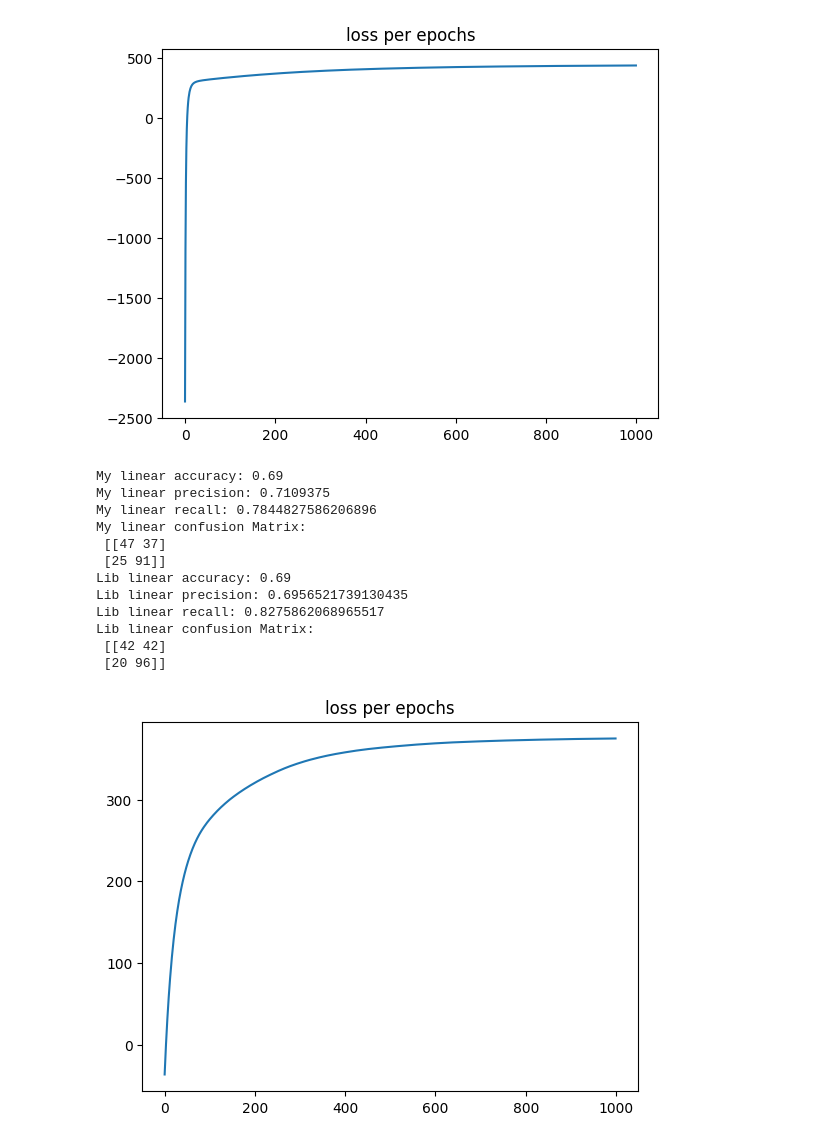
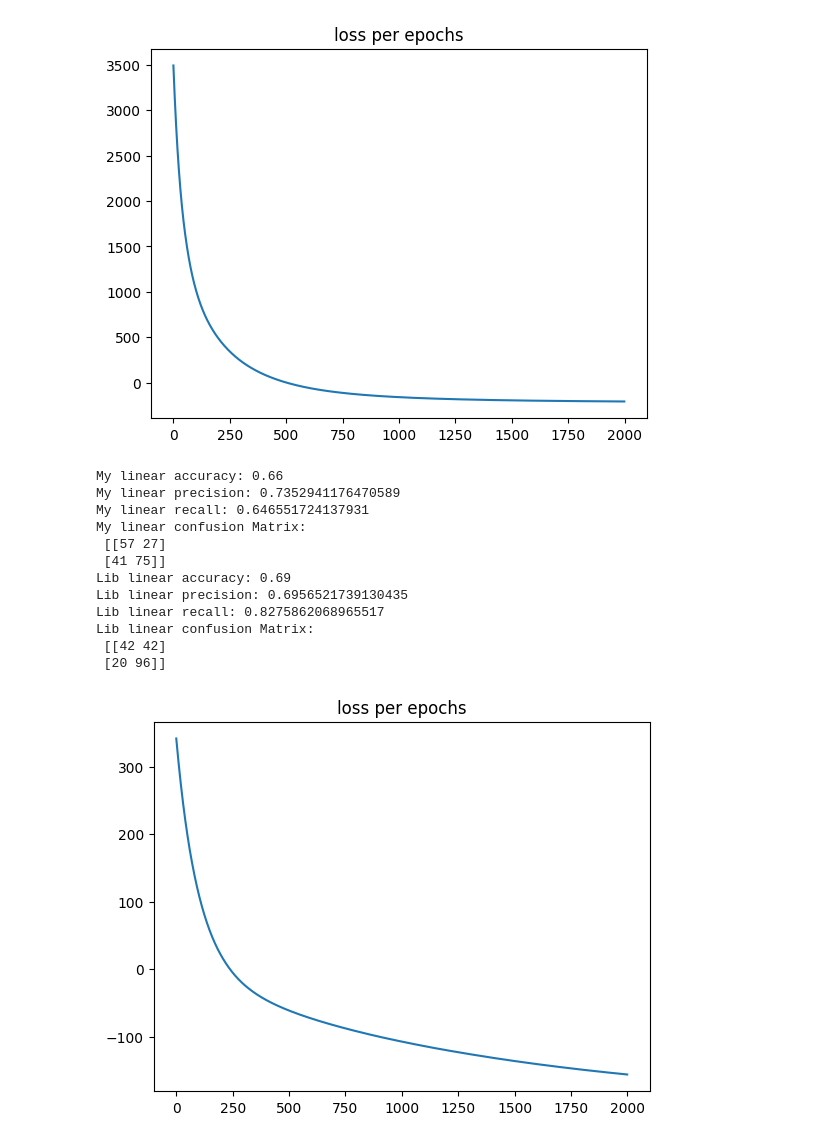
Before and after one commit to oszypczy/Support-Vector-Machines, a Jupyter notebook: Dual_SVM.ipynb, the cells around one changed output. Cells and saved outputs as stored; diff of their text form; code cells hidden in the pictures.

Commit message:
I have to only analize the remaining graphs

```diff
--- a/Dual_SVM.ipynb
+++ b/Dual_SVM.ipynb
@@ -112,53 +184,53 @@ class MySVM:
 # %%
 x_train, y_train, x_test, y_test = initialize_dataset("dataset.csv")
 
-svm = MySVM(C=0.8, kernel='linear')
-svm.fit(x_train, y_train, lr=1e-3, epochs=1000, draw=True)
+svm = MySVM(C=0.5, kernel='linear')
+svm.fit(x_train, y_train, lr=1e-5, epochs=2000, draw=True)
 prediction = svm.predict(x_test)
 
 print("My linear accuracy:", accuracy_score(prediction, y_test))
 print("My linear precision:", precision_score(y_test, prediction))
 print("My linear recall:", recall_score(y_test, prediction))
 print("My linear confusion Matrix:\n", confusion_matrix(y_test, prediction))
 
-lib_svm = SVC(C=0.8, kernel='linear', max_iter=1000)
+lib_svm = SVC(C=0.5, kernel='linear', max_iter=2000)
 lib_svm.fit(x_train, y_train)
 prediction = lib_svm.predict(x_test)
 
 print("Lib linear accuracy:", accuracy_score(prediction, y_test))
 print("Lib linear precision:", precision_score(y_test, prediction))
 print("Lib linear recall:", recall_score(y_test, prediction))
 print("Lib linear confusion Matrix:\n", confusion_matrix(y_test, prediction))
 
-svm = MySVM(C=0.8, kernel='rbf', gamma=0.7)
-svm.fit(x_train, y_train, lr=1e-3, epochs=1000, draw=True)
+svm = MySVM(C=0.5, kernel='rbf', gamma=0.1)
+svm.fit(x_train, y_train, lr=1e-5, epochs=2000, draw=True)
 prediction = svm.predict(x_test)
 
 print("My rbf accuracy:", accuracy_score(prediction, y_test))
 print("My rbf precision:", precision_score(y_test, prediction))
 print("My rbf recall:", recall_score(y_test, prediction))
 print("My rbf confusion Matrix:\n", confusion_matrix(y_test, prediction))
 
-lib_svm = SVC(C=0.8, kernel='rbf', gamma=.7, max_iter=1000)
+lib_svm = SVC(C=0.5, kernel='rbf', gamma=0.1, max_iter=2000)
 lib_svm.fit(x_train, y_train)
 prediction = lib_svm.predict(x_test)
 
 print("Lib rbf accuracy:", accuracy_score(prediction, y_test))
 print("Lib rbf precision:", precision_score(y_test, prediction))
 print("Lib rbf recall:", recall_score(y_test, prediction))
 print("Lib rbf confusion Matrix:\n", confusion_matrix(y_test, prediction))
 # %% [output]
-[figure, old version]
+[figure, new version]
-My linear accuracy: 0.69
-My linear precision: 0.7109375
-My linear recall: 0.7844827586206896
+My linear accuracy: 0.66
+My linear precision: 0.7352941176470589
+My linear recall: 0.646551724137931
 My linear confusion Matrix:
- [[47 37]
- [25 91]]
+ [[57 27]
+ [41 75]]
 Lib linear accuracy: 0.69
 Lib linear precision: 0.6956521739130435
 Lib linear recall: 0.8275862068965517
 Lib linear confusion Matrix:
  [[42 42]
  [20 96]]
-[figure, old version]
+[figure, new version]
```
Also changed, not shown: parts of 10 cells of this notebook.
